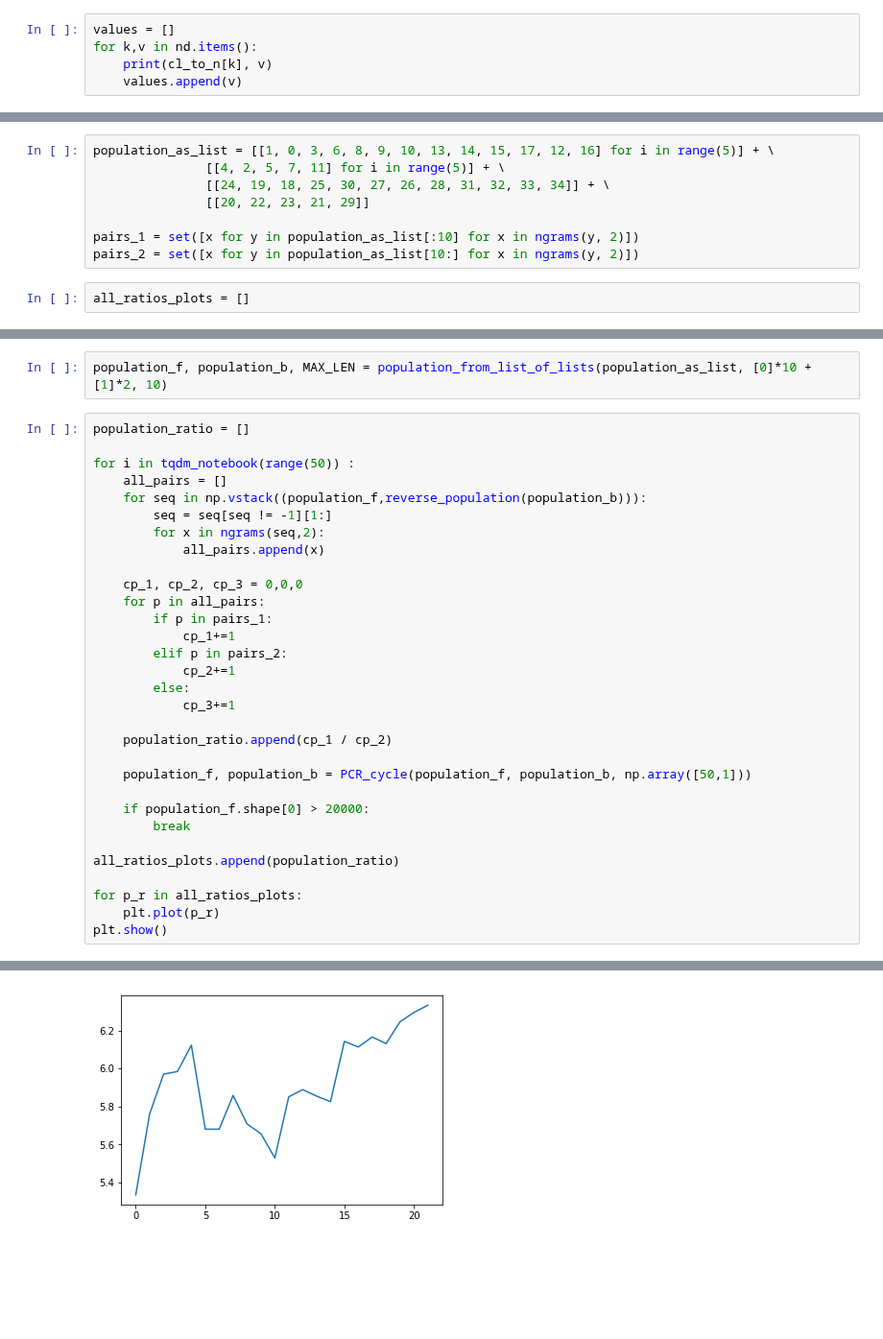
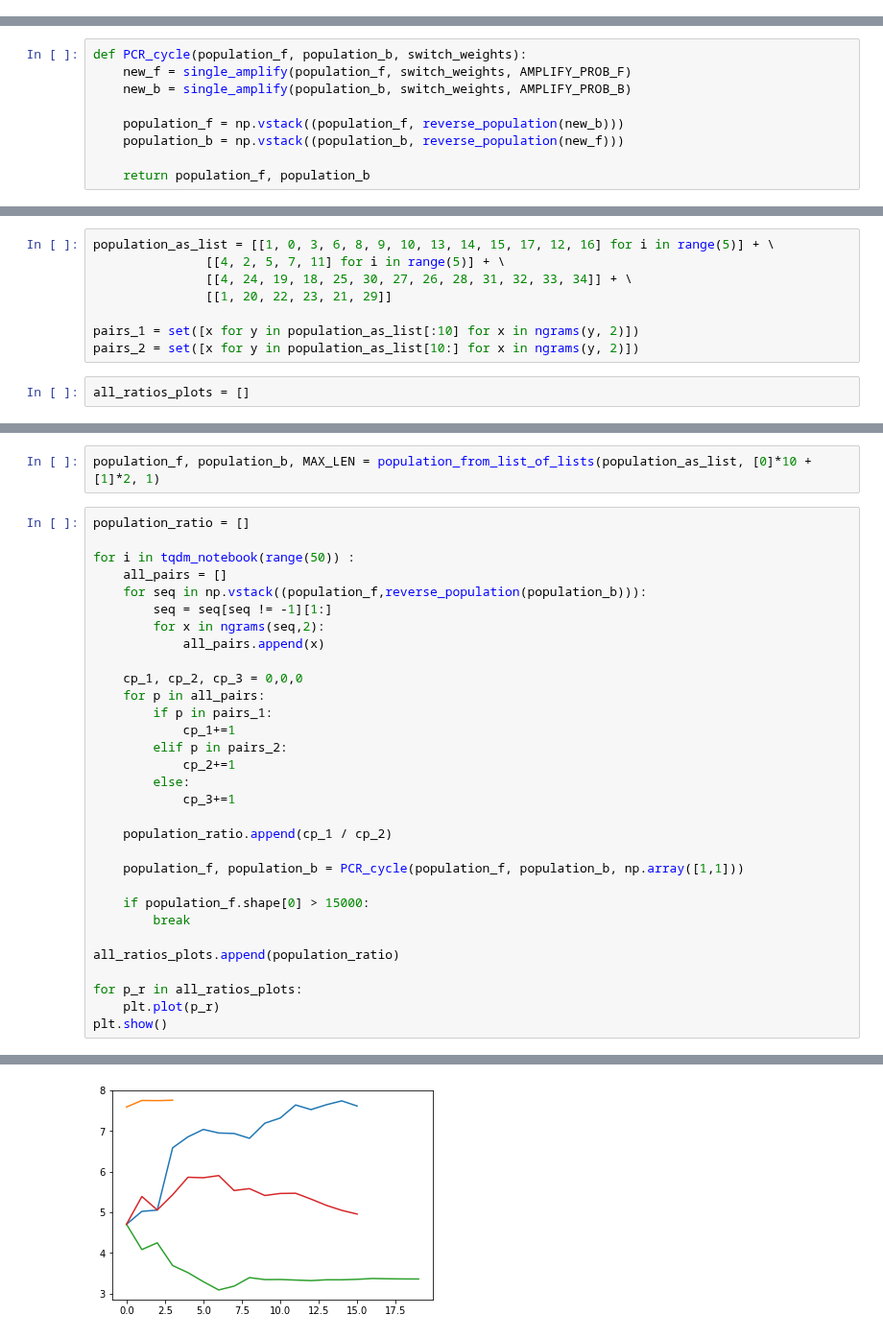
Before and after one commit to rykachevskiy/CRISPR, a Jupyter notebook: Probabilistic_model/default_ver2.ipynb, the cells around one changed output, grey strips where cells are left out. Shown at 96% size. Cells and saved outputs as stored; diff of their text form; blank space fills up the shorter version.

```diff
--- a/Probabilistic_model/default_ver2.ipynb
+++ b/Probabilistic_model/default_ver2.ipynb
@@ -27,5 +39,0 @@ cl_to_n = pickle.load(open("../../data/dicts/ES3_cl_to_n", 'rb'))
-# %%
-values = []
-for k,v in nd.items():
-    print(cl_to_n[k], v)
-    values.append(v)
@@ -196,0 +247,9 @@ def population_from_list_of_lists(list_of_lists, cassettes_types = None, multipl
+# %%
+def PCR_cycle(population_f, population_b, switch_weights):
+    new_f = single_amplify(population_f, switch_weights, AMPLIFY_PROB_F)
+    new_b = single_amplify(population_b, switch_weights, AMPLIFY_PROB_B)
+
+    population_f = np.vstack((population_f, reverse_population(new_b)))
+    population_b = np.vstack((population_b, reverse_population(new_f)))
+
+    return population_f, population_b
@@ -197,8 +270,8 @@ def population_from_list_of_lists(list_of_lists, cassettes_types = None, multipl
 # %%
 population_as_list = [[1, 0, 3, 6, 8, 9, 10, 13, 14, 15, 17, 12, 16] for i in range(5)] + \
                [[4, 2, 5, 7, 11] for i in range(5)] + \
-               [[24, 19, 18, 25, 30, 27, 26, 28, 31, 32, 33, 34]] + \
-               [[20, 22, 23, 21, 29]]
+               [[4, 24, 19, 18, 25, 30, 27, 26, 28, 31, 32, 33, 34]] + \
+               [[1, 20, 22, 23, 21, 29]]
 
 pairs_1 = set([x for y in population_as_list[:10] for x in ngrams(y, 2)])
 pairs_2 = set([x for y in population_as_list[10:] for x in ngrams(y, 2)])
@@ -311,36 +280,36 @@ START_PROB = 0.85
 # %%
-population_f, population_b, MAX_LEN = population_from_list_of_lists(population_as_list, [0]*10 + [1]*2, 10)
+population_f, population_b, MAX_LEN = population_from_list_of_lists(population_as_list, [0]*10 + [1]*2, 1)
 # %%
 population_ratio = []
 
 for i in tqdm_notebook(range(50)) :
     all_pairs = []
     for seq in np.vstack((population_f,reverse_population(population_b))):
         seq = seq[seq != -1][1:]
         for x in ngrams(seq,2):
             all_pairs.append(x)
 
     cp_1, cp_2, cp_3 = 0,0,0
     for p in all_pairs:
         if p in pairs_1:
             cp_1+=1
         elif p in pairs_2:
             cp_2+=1
         else:
             cp_3+=1
 
     population_ratio.append(cp_1 / cp_2)
 
-    population_f, population_b = PCR_cycle(population_f, population_b, np.array([50,1]))
+    population_f, population_b = PCR_cycle(population_f, population_b, np.array([1,1]))
 
-    if population_f.shape[0] > 20000:
+    if population_f.shape[0] > 15000:
         break
 
 all_ratios_plots.append(population_ratio)
 
 for p_r in all_ratios_plots:
     plt.plot(p_r)
 plt.show()
 # %% [output]
 A Jupyter Widget
-[figure, old version]
+[figure, new version]
```
Also changed, not shown: parts of 23 cells of this notebook, 54 other files.
